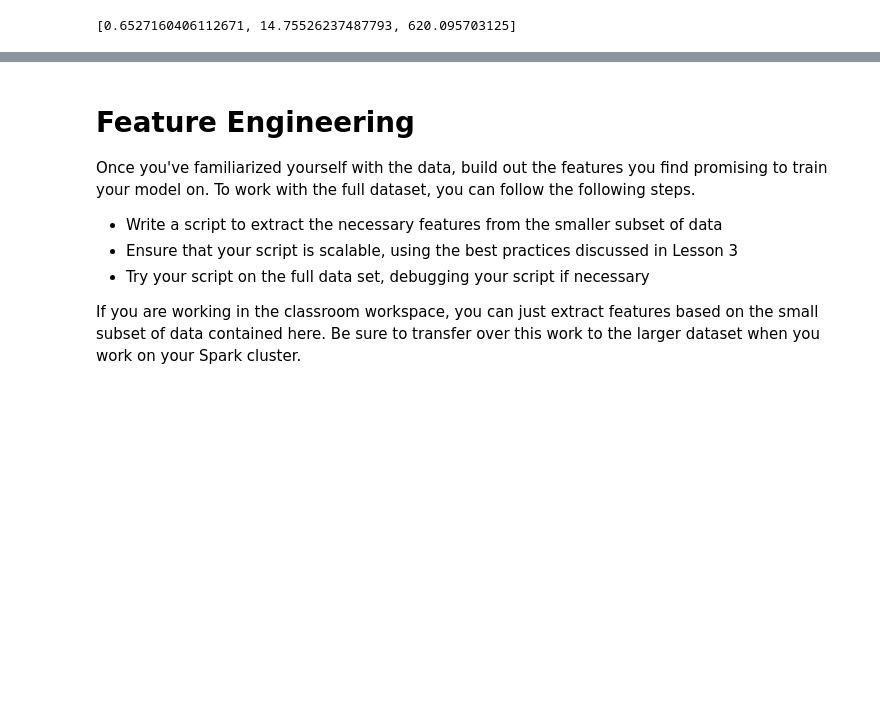
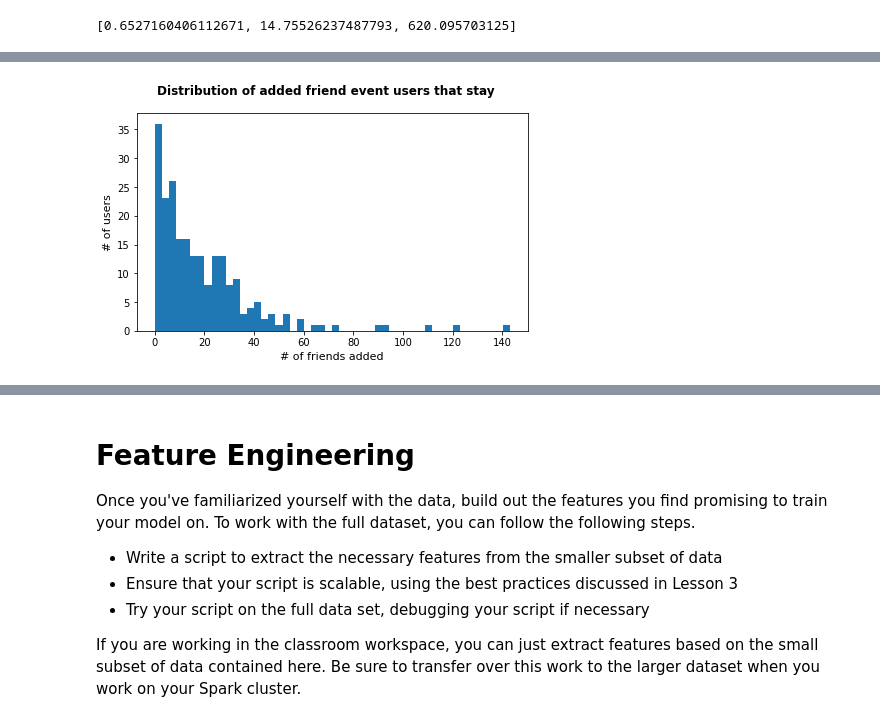
Before and after one commit to russom/DSND-Capstone, a Jupyter notebook: notebooks/Sparkify-project-local.ipynb, the cells around one changed output, grey strips where cells are left out. Cells and saved outputs as stored; diff of their text form; code cells hidden in the pictures; blank space fills up the shorter version.

```diff
--- a/notebooks/Sparkify-project-local.ipynb
+++ b/notebooks/Sparkify-project-local.ipynb
@@ -338,0 +367,6 @@ spark.createDataFrame(num_songs_staying, FloatType()).approxQuantile("value", [0
+# %%
+added_friend_stay = user_log_staying.\
+                groupBy("userId").\
+                agg(Ssum("add_friend")).collect()
+# %%
+added_friend_event_stay = [added_friend[1] for added_friend in added_friend_stay]
@@ -338,0 +383,10 @@ spark.createDataFrame(num_songs_staying, FloatType()).approxQuantile("value", [0
+# %%
+# Plot histogram for the added. friend event
+fig = plt.figure(figsize=(7, 4))
+fig.suptitle('Distribution of added friend event users that stay', fontsize=12, fontweight='bold')
+
+plt.hist(added_friend_event_stay, bins=50);
+plt.xlabel('# of friends added', fontsize=11)
+plt.ylabel('# of users', fontsize=11);
+# %% [output]
+[figure, added]
```
Also changed, not shown: parts of 17 cells of this notebook.
